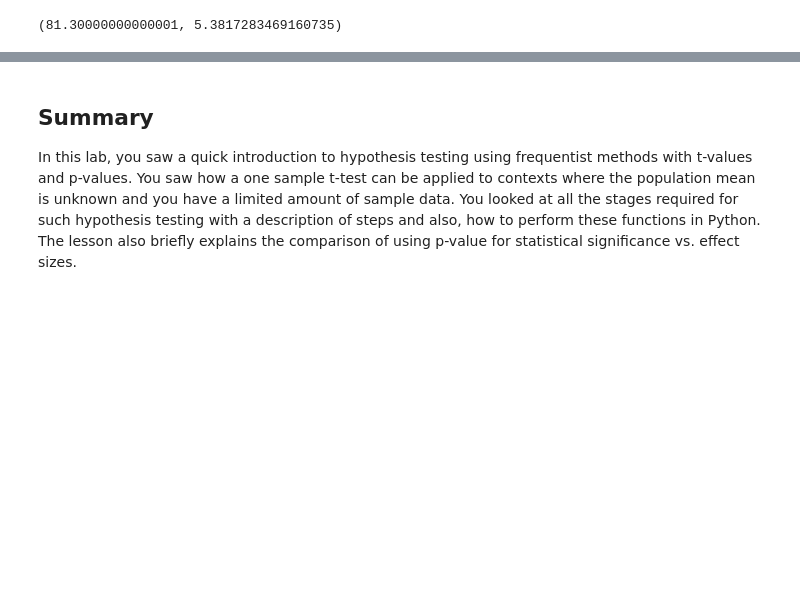
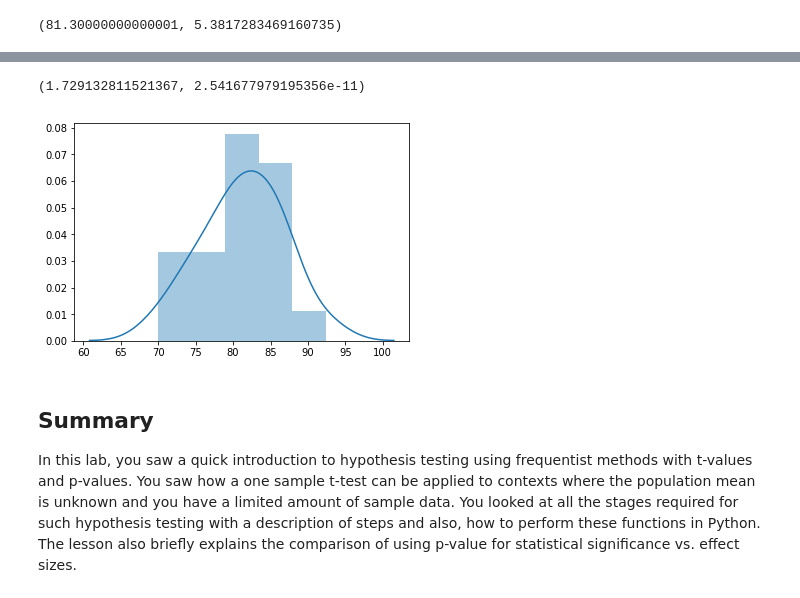
Before and after one commit to bl419cam/dsc-one-sample-t-tests-lab-seattle-ds-062419, a Jupyter notebook: index.ipynb, the cells around one changed output, grey strips where cells are left out. Saved outputs shown, nothing was run; the diff lists cells and outputs as text; code cells hidden in the pictures; blank space fills up the shorter version.

```diff
--- a/index.ipynb
+++ b/index.ipynb
@@ -89,3 +85,8 @@ Null hypothesis rejected. Results are statistically significant with t-value = 1
+# %%
+one_sample_ttest(online_scores, 65, 0.05)
+# %% [output]
+(1.729132811521367, 2.541677979195356e-11)
+[figure, added]
 # %% [markdown]
 ## Summary
 
```
Also changed, not shown: parts of 1 cell of this notebook.
